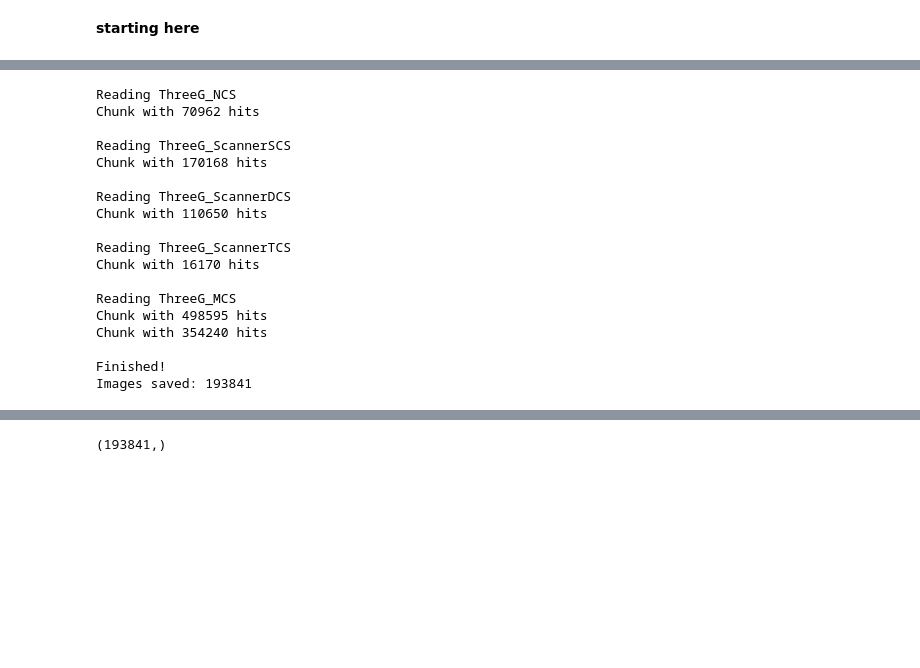
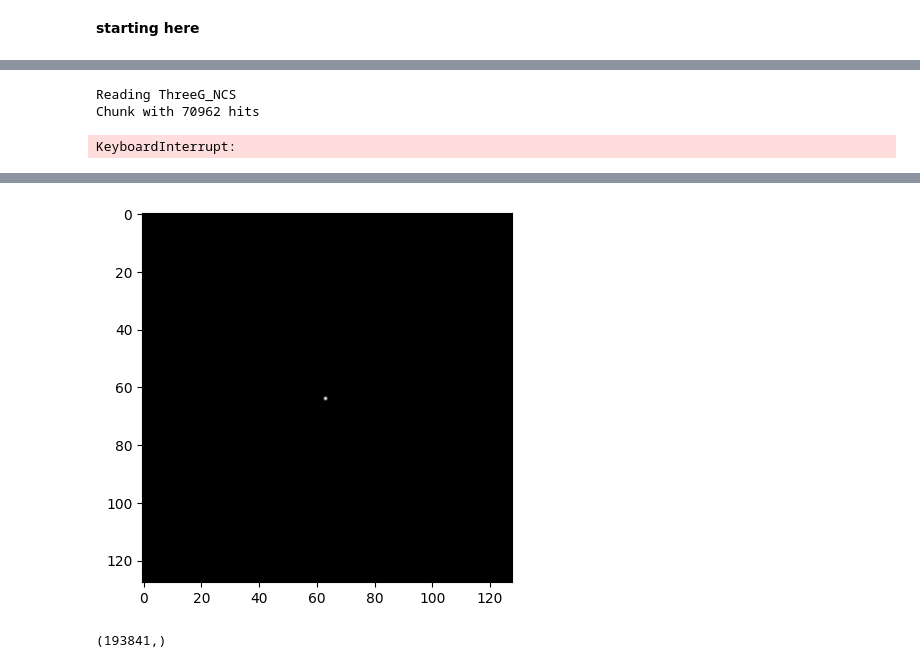
Before and after one commit to mw2304/SummerProject2026, a Jupyter notebook: Classification.ipynb, the cells around one changed output, grey strips where cells are left out. Cells and saved outputs as stored; diff of their text form; code cells hidden in the pictures; blank space fills up the shorter version.

```diff
--- a/Classification.ipynb
+++ b/Classification.ipynb
@@ -58,5 +96,5 @@ branches = [
 # %%
-IMG_SIZE = 64
+IMG_SIZE = 128
 
 classes = {
     "ThreeG_NCS":0,
@@ -96,8 +134,8 @@ for tree_name, label in classes.items():
 
                 H, _, _ = np.histogram2d(
 
-                    g["X_mm"],
-                    g["Y_mm"],
+                    g["AnnihilX_mm"],
+                    g["AnnihilY_mm"],
 
                     bins=IMG_SIZE,
 
@@ -126,19 +164,10 @@ print(f"Images saved: {image_number}")
 # %% [output]
 Reading ThreeG_NCS
 Chunk with 70962 hits
-
-Reading ThreeG_ScannerSCS
-Chunk with 170168 hits
-
-Reading ThreeG_ScannerDCS
-Chunk with 110650 hits
-
-Reading ThreeG_ScannerTCS
-Chunk with 16170 hits
-
-Reading ThreeG_MCS
-Chunk with 498595 hits
-Chunk with 354240 hits
-
-Finished!
-Images saved: 193841
+KeyboardInterrupt:
+# %%
+#np.load("images/event_10002.npy")
+test_image = np.load("images/event_10.npy")
+plt.imshow(test_image)
+plt.show()
+# %% [output]
@@ -145,3 +175,4 @@ Images saved: 193841
+[figure, added]
 # %%
 labels = np.array(labels)
 
```
Also changed, not shown: parts of 7 cells of this notebook.
